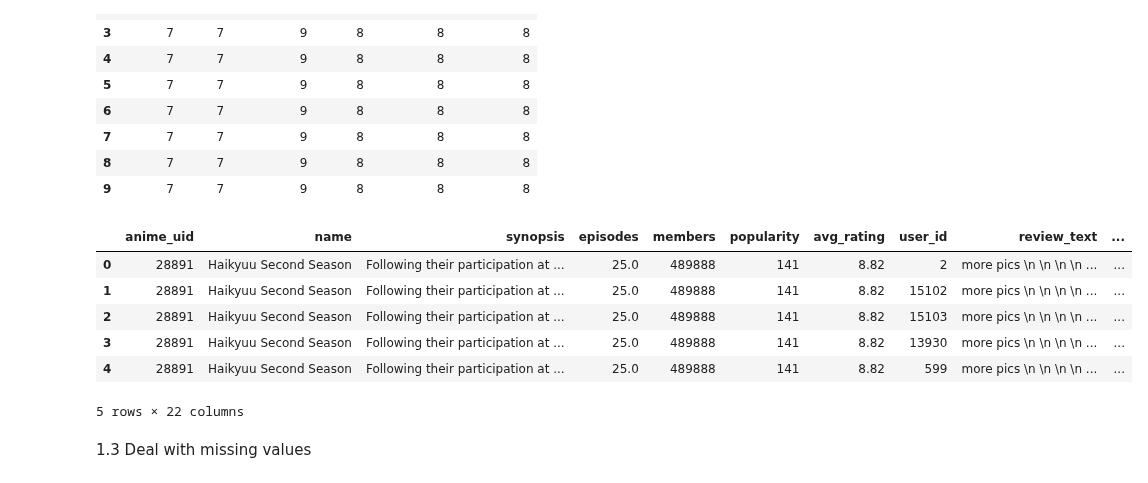
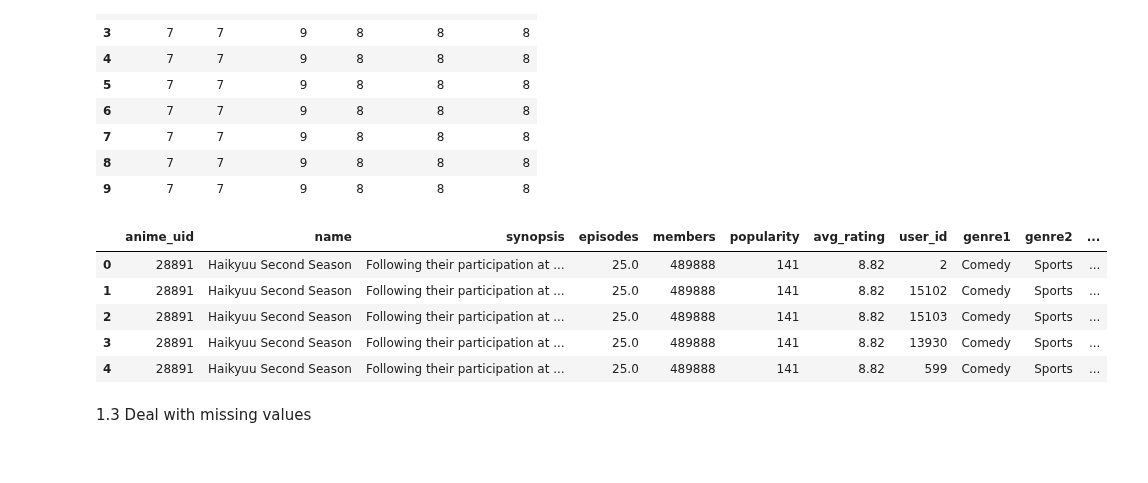
Before and after one commit to Haaris-Syed/AnimeRecommender, a Jupyter notebook: AnimeDataset-Preprocessing.ipynb, the cells around one changed output. Saved outputs shown, nothing was run; the diff lists cells and outputs as text; code cells hidden in the pictures.

```diff
--- a/AnimeDataset-Preprocessing.ipynb
+++ b/AnimeDataset-Preprocessing.ipynb
@@ -98,8 +98,8 @@ user_ratings_df.head(10)
 merged_anime_reviews_df = pd.merge(anime_df, user_ratings_df, on='anime_uid')
 merged_anime_reviews_df.rename(columns={'score_x':'avg_rating', 'text': 'review_text'},inplace=True)
 
-# remove unnecessary whitespace
-merged_anime_reviews_df['review_text'] = merged_anime_reviews_df['review_text'].str.strip()
+
+merged_anime_reviews_df.drop('review_text', axis=1, inplace=True)
 
 merged_anime_reviews_df.head()
 # %% [output]
@@ -195,18 +195,17 @@ ratings.head(10)
 | 8 | 7 | 7 | 9 | 8 | 8 | 8 |
 | 9 | 7 | 7 | 9 | 8 | 8 | 8 |
 # %%
-merged_anime_reviews_df.drop(columns=['score_y', 'scores'])
+merged_anime_reviews_df.drop(['score_y', 'scores'], axis=1, inplace=True)
 merged_anime_reviews_df = pd.concat([merged_anime_reviews_df, ratings], axis=1)
 
 merged_anime_reviews_df.head()
 # %% [output]
-|  | anime_uid | name | synopsis | episodes | members | popularity | avg_rating | user_id | review_text | ... |
-| 0 | 28891 | Haikyuu Second Season | Following their participation at ... | 25.0 | 489888 | 141 | 8.82 | 2 | more pics \n \n \n \n ... | ... |
-| 1 | 28891 | Haikyuu Second Season | Following their participation at ... | 25.0 | 489888 | 141 | 8.82 | 15102 | more pics \n \n \n \n ... | ... |
-| 2 | 28891 | Haikyuu Second Season | Following their participation at ... | 25.0 | 489888 | 141 | 8.82 | 15103 | more pics \n \n \n \n ... | ... |
-| 3 | 28891 | Haikyuu Second Season | Following their participation at ... | 25.0 | 489888 | 141 | 8.82 | 13930 | more pics \n \n \n \n ... | ... |
-| 4 | 28891 | Haikyuu Second Season | Following their participation at ... | 25.0 | 489888 | 141 | 8.82 | 599 | more pics \n \n \n \n ... | ... |
+|  | anime_uid | name | synopsis | episodes | members | popularity | avg_rating | user_id | genre1 | genre2 | ... |
+| 0 | 28891 | Haikyuu Second Season | Following their participation at ... | 25.0 | 489888 | 141 | 8.82 | 2 | Comedy | Sports | ... |
+| 1 | 28891 | Haikyuu Second Season | Following their participation at ... | 25.0 | 489888 | 141 | 8.82 | 15102 | Comedy | Sports | ... |
+| 2 | 28891 | Haikyuu Second Season | Following their participation at ... | 25.0 | 489888 | 141 | 8.82 | 15103 | Comedy | Sports | ... |
+| 3 | 28891 | Haikyuu Second Season | Following their participation at ... | 25.0 | 489888 | 141 | 8.82 | 13930 | Comedy | Sports | ... |
+| 4 | 28891 | Haikyuu Second Season | Following their participation at ... | 25.0 | 489888 | 141 | 8.82 | 599 | Comedy | Sports | ... |
-5 rows × 22 columns
 # %% [markdown]
 1.3 Deal with missing values
 # %%
```
Also changed, not shown: parts of 28 cells of this notebook.
